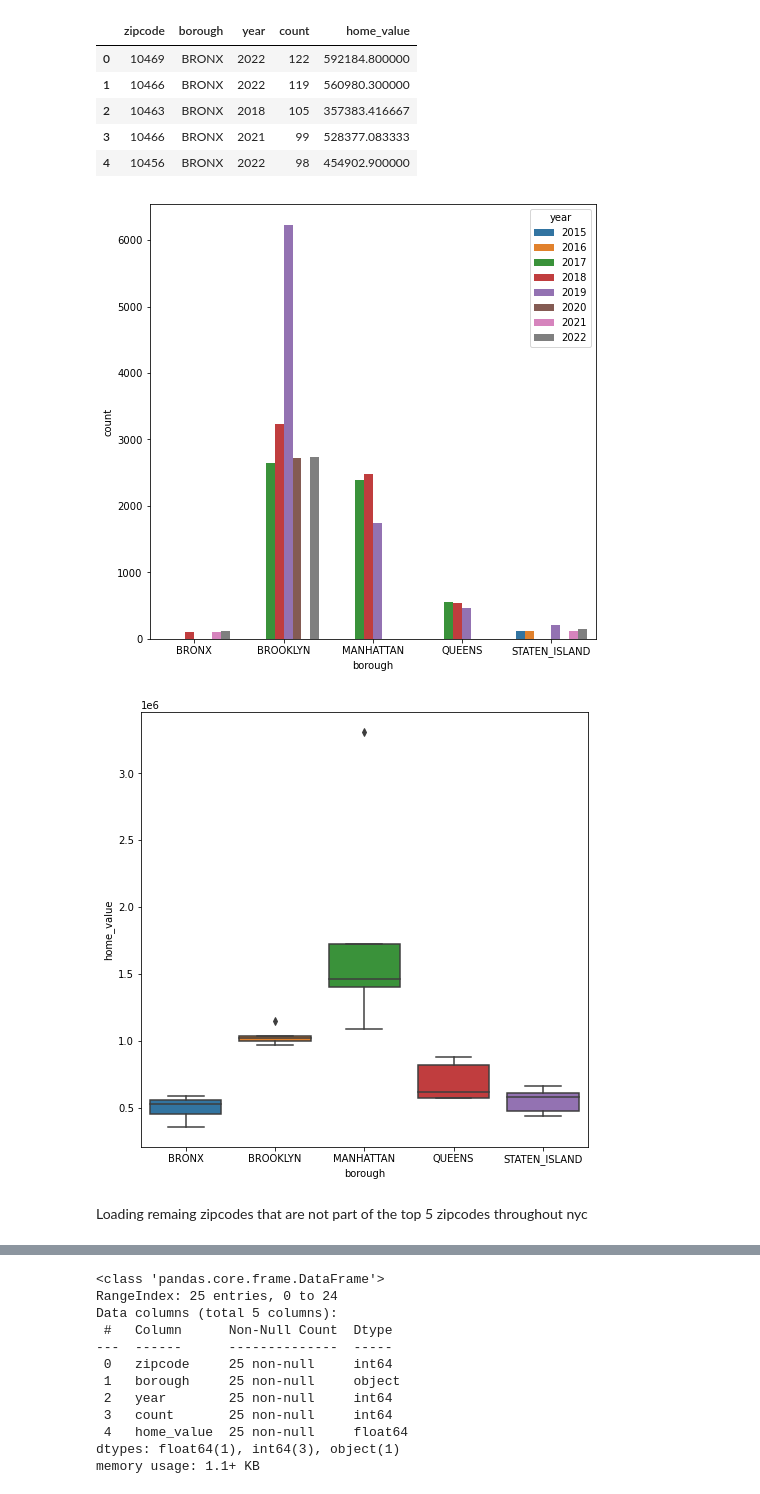
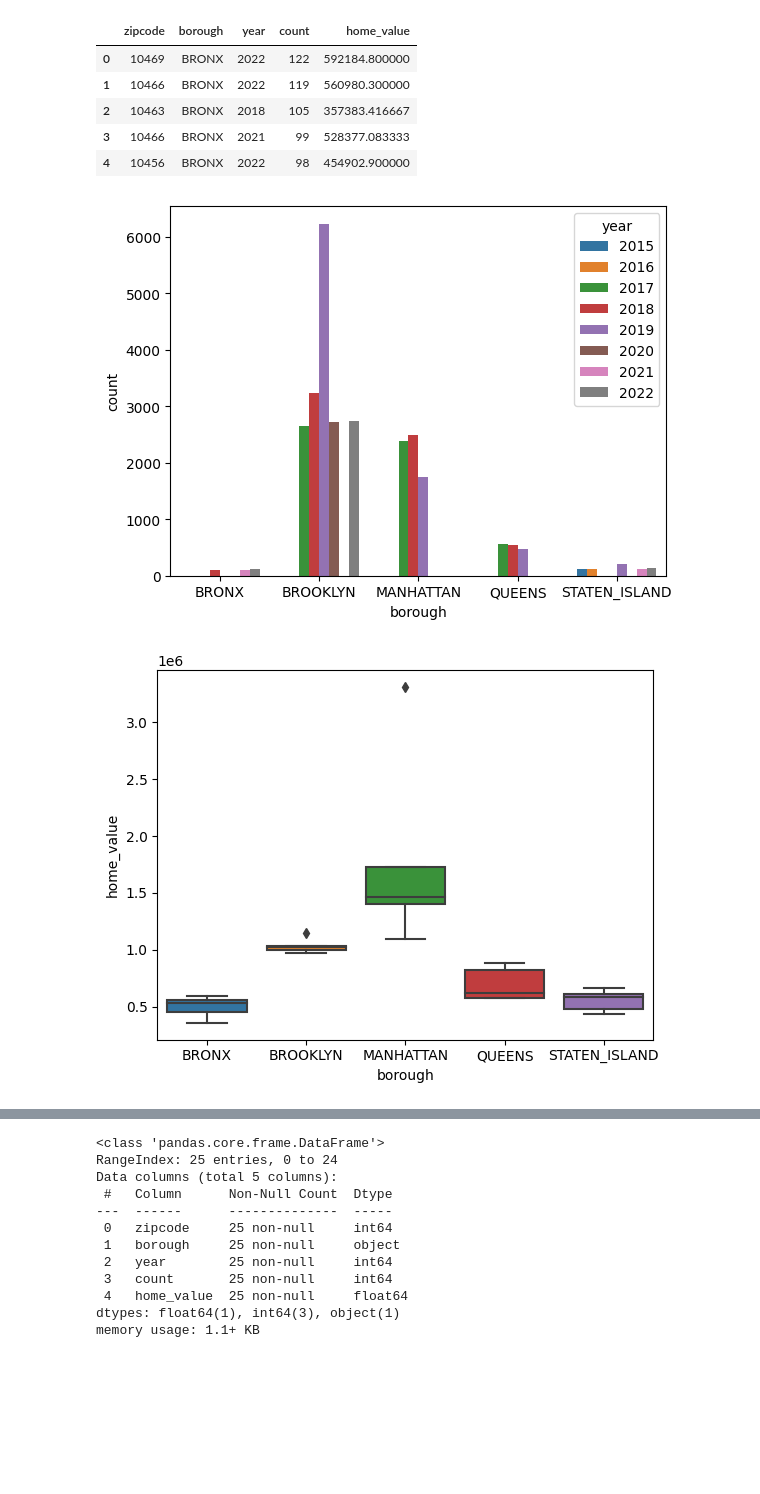
Before and after one commit to hpuma/Airbnb_Rental_Project, a Jupyter notebook: stats/nyc_home_values_eda.ipynb, the cells around one changed output, grey strips where cells are left out. Saved outputs shown, nothing was run; the diff lists cells and outputs as text; code cells hidden in the pictures; blank space fills up the shorter version.

```diff
--- a/stats/nyc_home_values_eda.ipynb
+++ b/stats/nyc_home_values_eda.ipynb
@@ -7,3 +7 @@ from matplotlib import rcParams
 import matplotlib.pyplot as plt
-# %%
-rcParams['figure.figsize'] = 8,8
@@ -13,5 +21,6 @@ Loading zipcodes with the most airbnbs in nyc. Selected only the top 5 for each
 # %%
 top_zipcodes = pd.read_csv("./zipcode_data/mapped_data/top_zipcodes_home_val_mapped.csv")
+top_zipcodes = top_zipcodes.dropna(how='any',axis=0)
 display(top_zipcodes.info())
 display(top_zipcodes.head())
 # %% [output]
@@ -35,12 +44,10 @@ None
 | 3 | 10466 | BRONX | 2021 | 99 | 528377.083333 |
 | 4 | 10456 | BRONX | 2022 | 98 | 454902.900000 |
 # %%
-sns.barplot(data=top_zipcodes, x="borough", y="count", hue="year", ci=None)
+sns.barplot(data=top_zipcodes, x="borough", y="count", hue="year", errorbar=None)
 plt.show()
 sns.boxplot(data=top_zipcodes, x="borough", y="home_value")
 plt.show()
 # %% [output]
-[figure, old version]
+[figure, new version]
-[figure, old version]
+[figure, new version]
-# %% [markdown]
-Loading remaing zipcodes that are not part of the top 5 zipcodes throughout nyc
```
Also changed, not shown: parts of 16 cells of this notebook, 2 other files.
